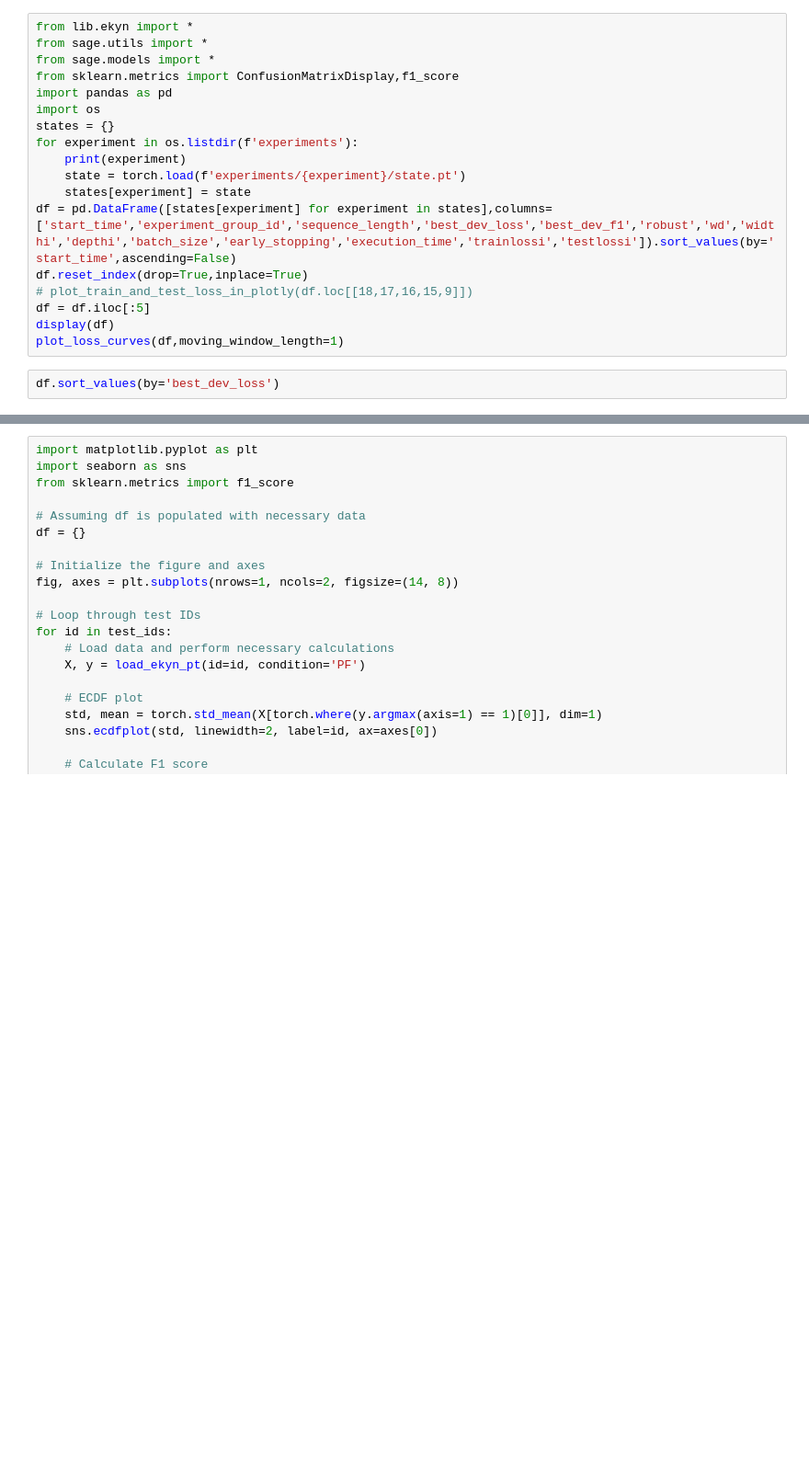
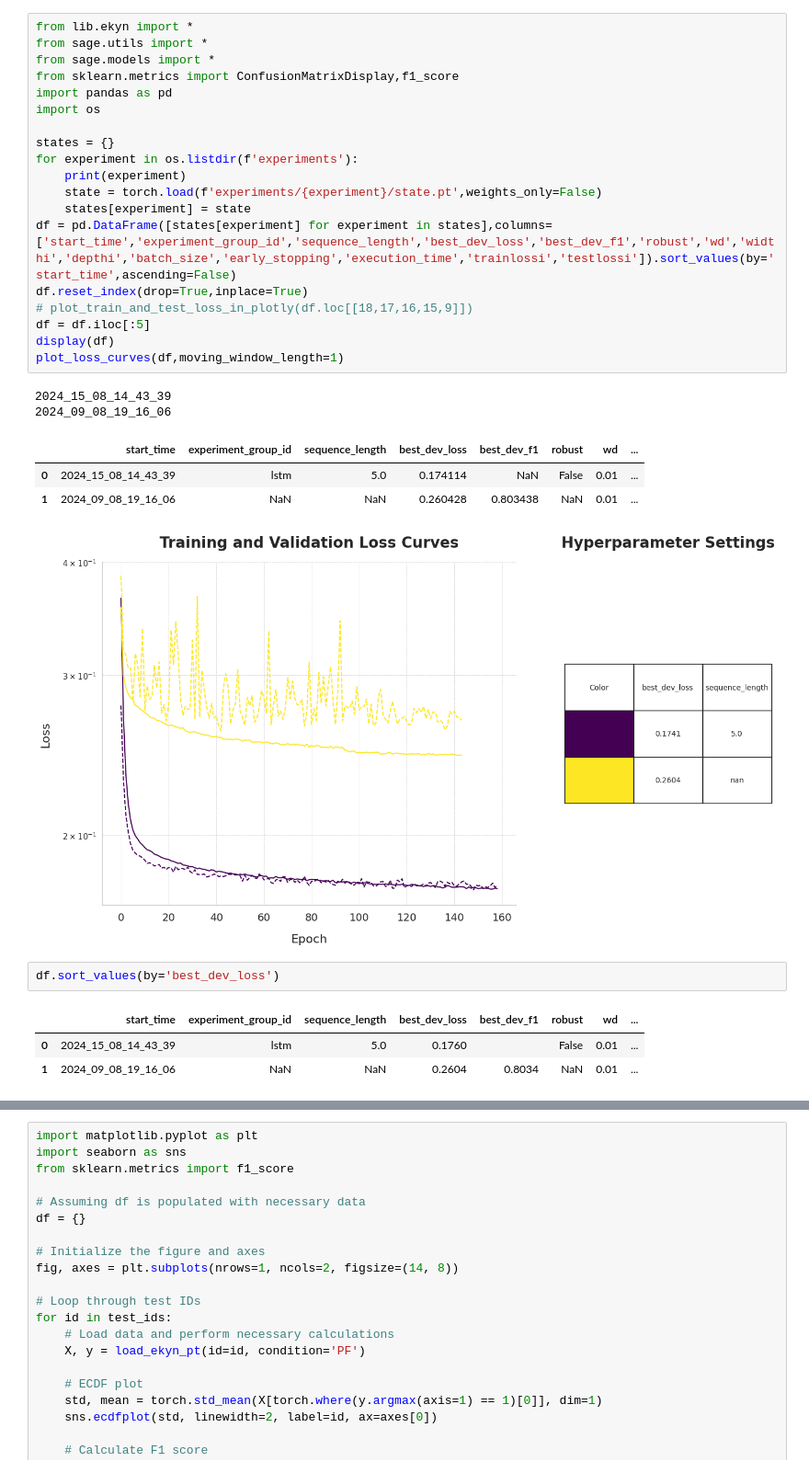
Before and after one commit to smithandrewk/sleep_ml, a Jupyter notebook: eval.ipynb, the cells around one changed output, grey strips where cells are left out. Shown at 92% size. Drawn from its saved outputs; the diff is of its cells as text; blank space fills up the shorter version.

```diff
--- a/eval.ipynb
+++ b/eval.ipynb
@@ -1,21 +1,33 @@
 # %%
 from lib.ekyn import *
 from sage.utils import *
 from sage.models import *
 from sklearn.metrics import ConfusionMatrixDisplay,f1_score
 import pandas as pd
 import os
+
 states = {}
 for experiment in os.listdir(f'experiments'):
     print(experiment)
-    state = torch.load(f'experiments/{experiment}/state.pt')
+    state = torch.load(f'experiments/{experiment}/state.pt',weights_only=False)
     states[experiment] = state
 df = pd.DataFrame([states[experiment] for experiment in states],columns=['start_time','experiment_group_id','sequence_length','best_dev_loss','best_dev_f1','robust','wd','widthi','depthi','batch_size','early_stopping','execution_time','trainlossi','testlossi']).sort_values(by='start_time',ascending=False)
 df.reset_index(drop=True,inplace=True)
 # plot_train_and_test_loss_in_plotly(df.loc[[18,17,16,15,9]])
 df = df.iloc[:5]
 display(df)
 plot_loss_curves(df,moving_window_length=1)
+# %% [output]
+2024_15_08_14_43_39
+2024_09_08_19_16_06
+|  | start_time | experiment_group_id | sequence_length | best_dev_loss | best_dev_f1 | robust | wd | ... |
+| 0 | 2024_15_08_14_43_39 | lstm | 5.0 | 0.174114 | NaN | False | 0.01 | ... |
+| 1 | 2024_09_08_19_16_06 | NaN | NaN | 0.260428 | 0.803438 | NaN | 0.01 | ... |
+[figure, added]
 # %%
 df.sort_values(by='best_dev_loss')
+# %% [output]
+|  | start_time | experiment_group_id | sequence_length | best_dev_loss | best_dev_f1 | robust | wd | ... |
+| 0 | 2024_15_08_14_43_39 | lstm | 5.0 | 0.1760 |  | False | 0.01 | ... |
+| 1 | 2024_09_08_19_16_06 | NaN | NaN | 0.2604 | 0.8034 | NaN | 0.01 | ... |
 # %%
```
Also changed, not shown: parts of 1 cell of this notebook, 2 other files.
